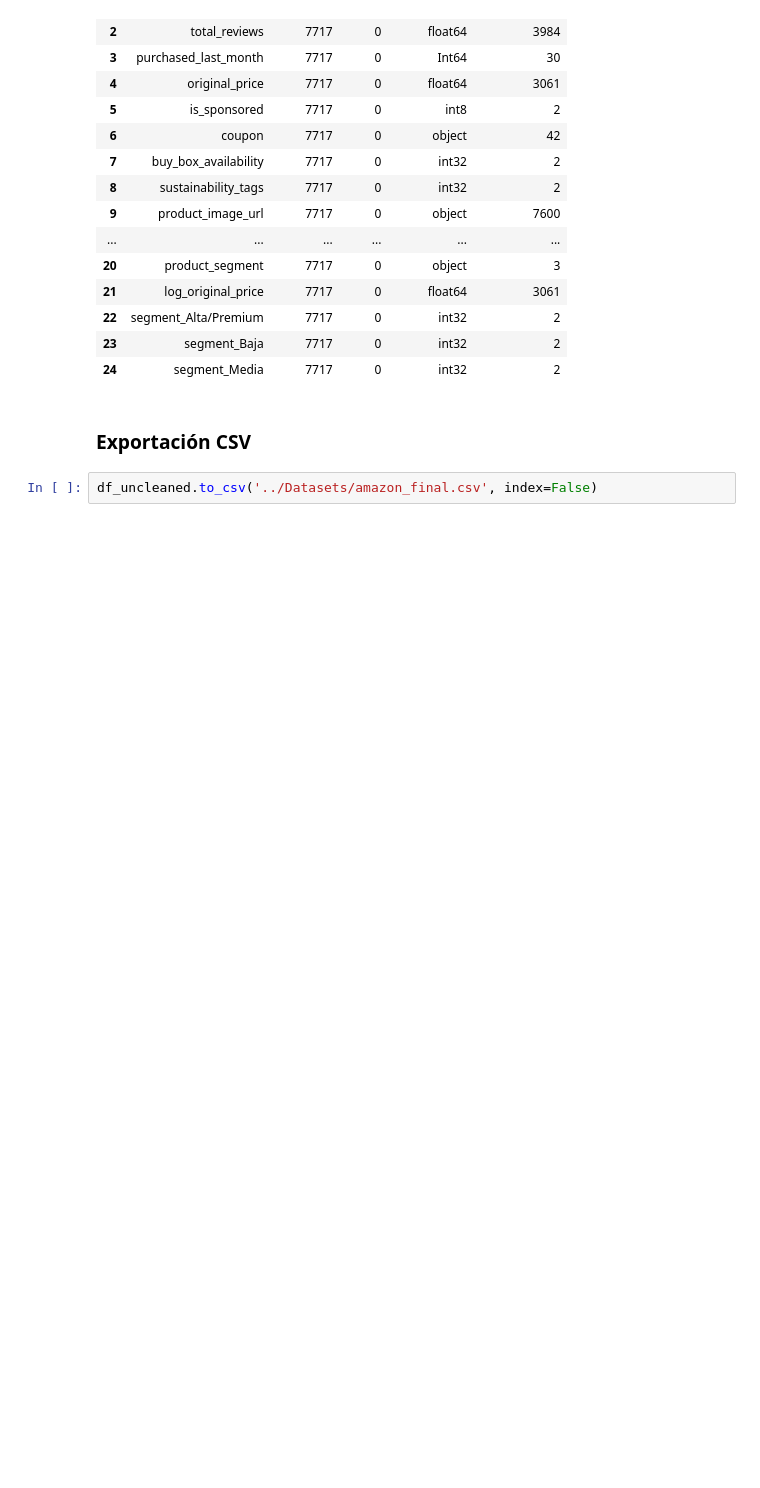
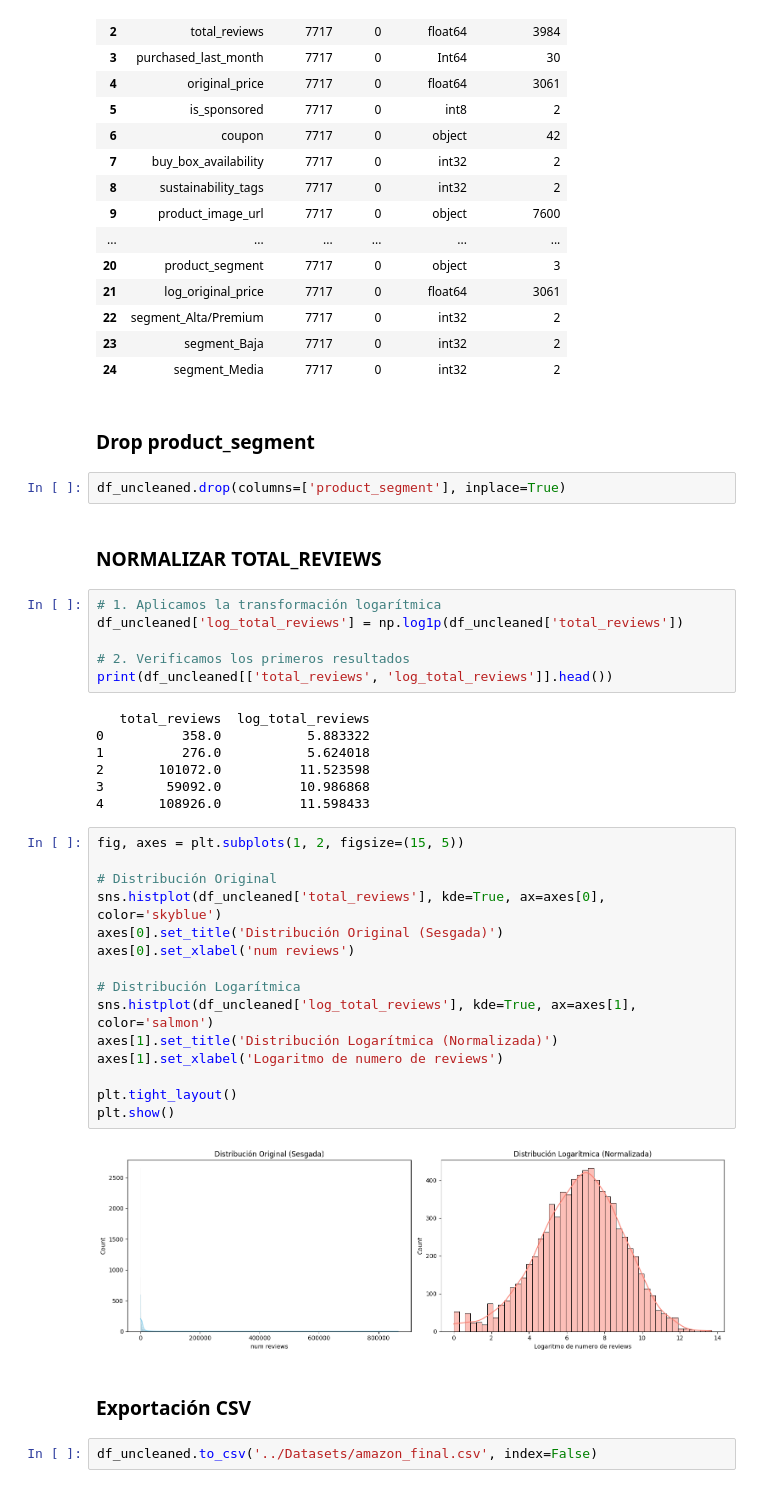
Before and after one commit to beja28/Amazon-Smart-Pricing, a Jupyter notebook: Codigo/cleaning.ipynb, the cells around one changed output. Cells and saved outputs as stored; diff of their text form; blank space fills up the shorter version.

```diff
--- a/Codigo/cleaning.ipynb
+++ b/Codigo/cleaning.ipynb
@@ -1048,6 +1048,42 @@ info
 | 22 | segment_Alta/Premium | 7717 | 0 | int32 | 2 |
 | 23 | segment_Baja | 7717 | 0 | int32 | 2 |
 | 24 | segment_Media | 7717 | 0 | int32 | 2 |
+# %% [markdown]
+### Drop product_segment
+# %%
+df_uncleaned.drop(columns=['product_segment'], inplace=True)
+# %% [markdown]
+### NORMALIZAR TOTAL_REVIEWS
+# %%
+# 1. Aplicamos la transformación logarítmica
+df_uncleaned['log_total_reviews'] = np.log1p(df_uncleaned['total_reviews'])
+
+# 2. Verificamos los primeros resultados
+print(df_uncleaned[['total_reviews', 'log_total_reviews']].head())
+# %% [output]
+   total_reviews  log_total_reviews
+0          358.0           5.883322
+1          276.0           5.624018
+2       101072.0          11.523598
+3        59092.0          10.986868
+4       108926.0          11.598433
+# %%
+fig, axes = plt.subplots(1, 2, figsize=(15, 5))
+
+# Distribución Original
+sns.histplot(df_uncleaned['total_reviews'], kde=True, ax=axes[0], color='skyblue')
+axes[0].set_title('Distribución Original (Sesgada)')
+axes[0].set_xlabel('num reviews')
+
+# Distribución Logarítmica
+sns.histplot(df_uncleaned['log_total_reviews'], kde=True, ax=axes[1], color='salmon')
+axes[1].set_title('Distribución Logarítmica (Normalizada)')
+axes[1].set_xlabel('Logaritmo de numero de reviews')
+
+plt.tight_layout()
+plt.show()
+# %% [output]
+[figure, added]
 # %% [markdown]
 ### Exportación CSV
 # %%
```
Also changed, not shown: 5 other files.
